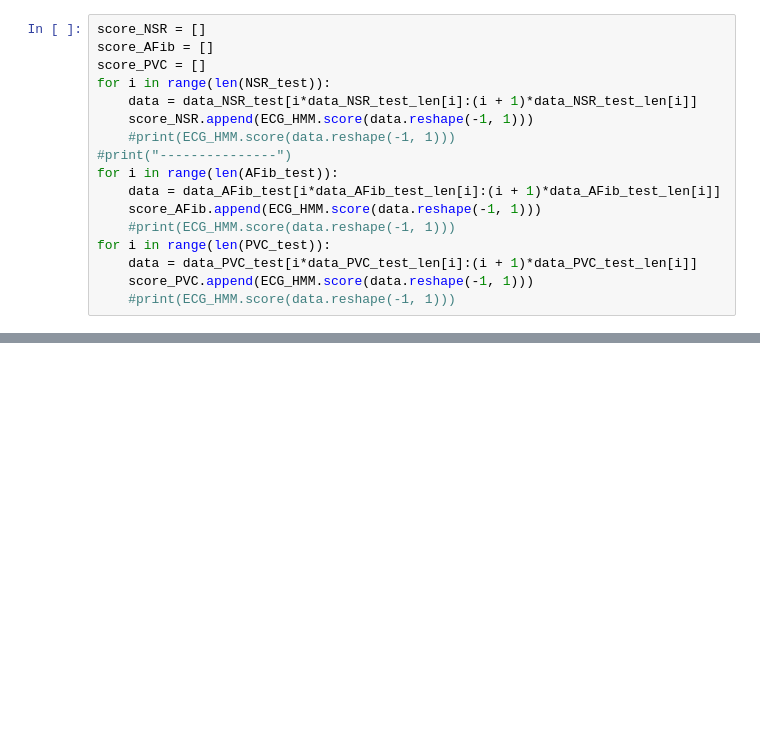
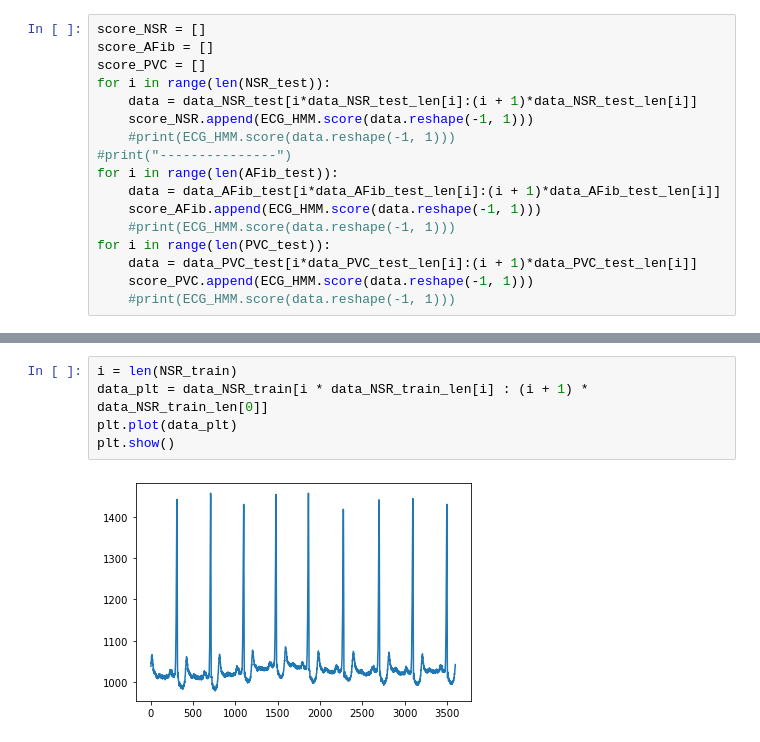
Before and after one commit to KTH-IL2232/HMM_Anomaly_Detection_Python, a Jupyter notebook: HMM-GMM-ECG-and-EEG/HMM-GMM.ipynb, the cells around one changed output, grey strips where cells are left out. Drawn from its saved outputs; the diff is of its cells as text; blank space fills up the shorter version.

```diff
--- a/HMM-GMM-ECG-and-EEG/HMM-GMM.ipynb
+++ b/HMM-GMM-ECG-and-EEG/HMM-GMM.ipynb
@@ -197,0 +221,7 @@ for i in range(len(PVC_test)):
+# %%
+i = len(NSR_train)
+data_plt = data_NSR_train[i * data_NSR_train_len[i] : (i + 1) * data_NSR_train_len[0]]
+plt.plot(data_plt)
+plt.show()
+# %% [output]
+[figure, added]
```
Also changed, not shown: parts of 15 cells of this notebook, 6 other files.
